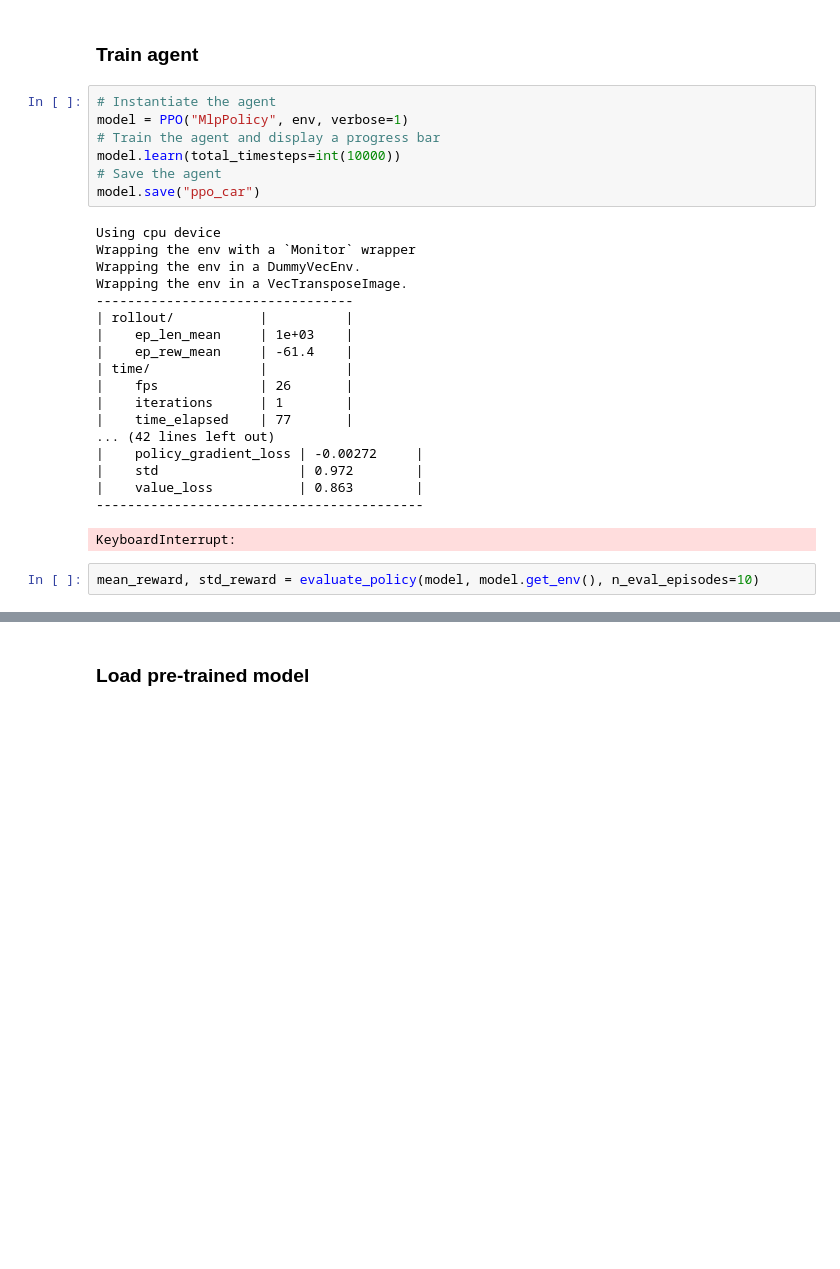
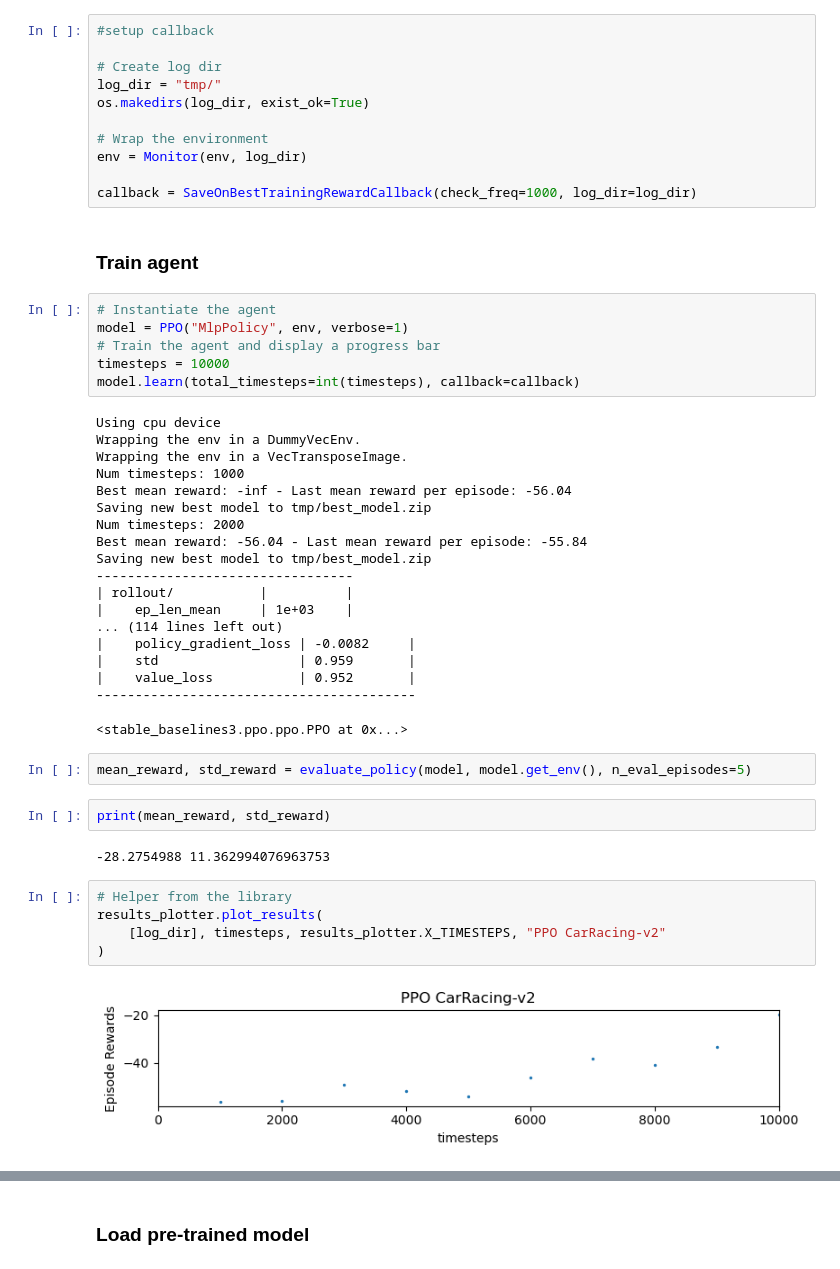
Before and after one commit to Viperxyzzz/Self-driving-openai-gym, a Jupyter notebook: ppo.ipynb, the cells around one changed output, grey strips where cells are left out. Saved outputs shown, nothing was run; the diff lists cells and outputs as text; blank space fills up the shorter version.

Commit message:
saving stats and gif

```diff
--- a/ppo.ipynb
+++ b/ppo.ipynb
@@ -10,33 +99,54 @@ from stable_baselines3.common.evaluation import evaluate_policy
 # %%
 # Create environment
 env = gym.make("CarRacing-v2")
+# %%
+#setup callback
+
+# Create log dir
+log_dir = "tmp/"
+os.makedirs(log_dir, exist_ok=True)
+
+# Wrap the environment
+env = Monitor(env, log_dir)
+
+callback = SaveOnBestTrainingRewardCallback(check_freq=1000, log_dir=log_dir)
 # %% [markdown]
 ### Train agent
 # %%
 # Instantiate the agent
 model = PPO("MlpPolicy", env, verbose=1)
 # Train the agent and display a progress bar
-model.learn(total_timesteps=int(10000))
-# Save the agent
-model.save("ppo_car")
+timesteps = 10000
+model.learn(total_timesteps=int(timesteps), callback=callback)
 # %% [output]
 Using cpu device
-Wrapping the env with a `Monitor` wrapper
 Wrapping the env in a DummyVecEnv.
 Wrapping the env in a VecTransposeImage.
+Num timesteps: 1000
+Best mean reward: -inf - Last mean reward per episode: -56.04
+Saving new best model to tmp/best_model.zip
+Num timesteps: 2000
+Best mean reward: -56.04 - Last mean reward per episode: -55.84
+Saving new best model to tmp/best_model.zip
 ---------------------------------
 | rollout/           |          |
 |    ep_len_mean     | 1e+03    |
-|    ep_rew_mean     | -61.4    |
-| time/              |          |
-|    fps             | 26       |
-|    iterations      | 1        |
-|    time_elapsed    | 77       |
-... (42 lines left out)
-|    policy_gradient_loss | -0.00272     |
-|    std                  | 0.972        |
-|    value_loss           | 0.863        |
-------------------------------------------
+... (114 lines left out)
+|    policy_gradient_loss | -0.0082     |
+|    std                  | 0.959       |
+|    value_loss           | 0.952       |
+-----------------------------------------
-KeyboardInterrupt:
+<stable_baselines3.ppo.ppo.PPO at 0x...>
 # %%
-mean_reward, std_reward = evaluate_policy(model, model.get_env(), n_eval_episodes=10)
+mean_reward, std_reward = evaluate_policy(model, model.get_env(), n_eval_episodes=5)
+# %%
+print(mean_reward, std_reward)
+# %% [output]
+-28.2754988 11.362994076963753
+# %%
+# Helper from the library
+results_plotter.plot_results(
+    [log_dir], timesteps, results_plotter.X_TIMESTEPS, "PPO CarRacing-v2"
+)
+# %% [output]
+[figure, added]
```
Also changed, not shown: parts of 19 cells of this notebook, 3 other files.
